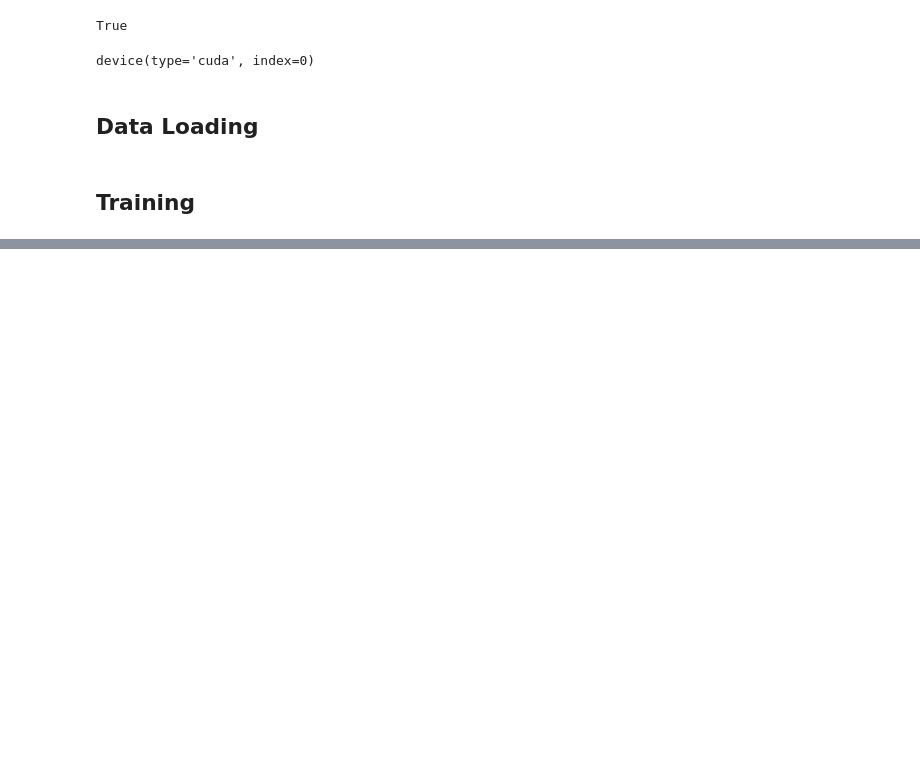
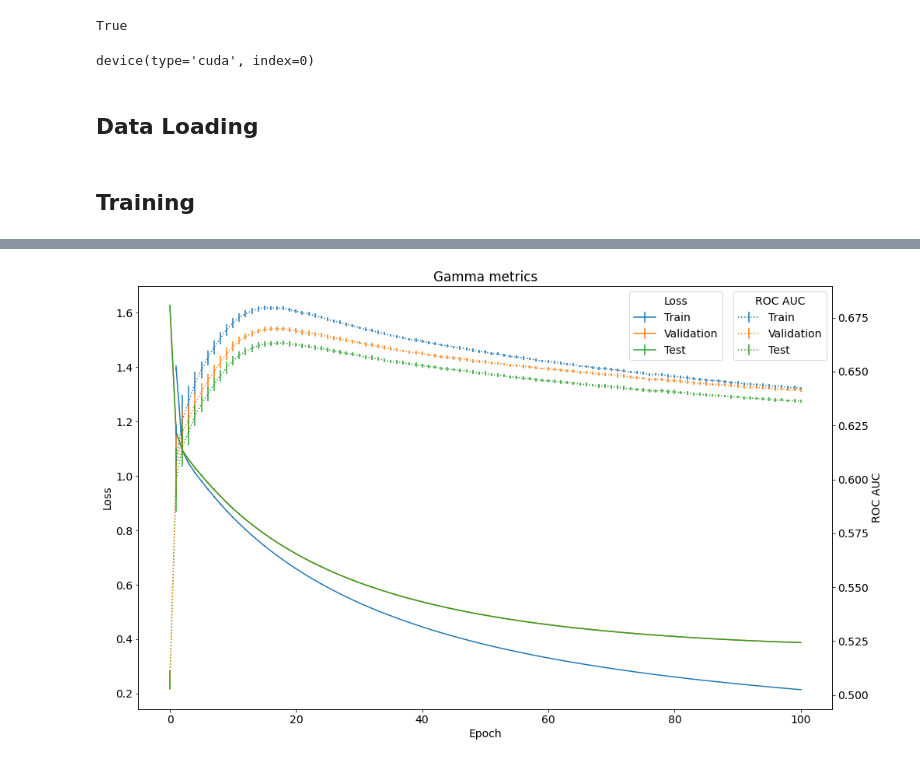
Before and after one commit to caiolmart/node-concordance, a Jupyter notebook: notebooks/gamma_function/01-1-graph_sage_gamma_function.ipynb, the cells around one changed output, grey strips where cells are left out. Drawn from its saved outputs; the diff is of its cells as text; code cells hidden in the pictures; blank space fills up the shorter version.

```diff
--- a/notebooks/gamma_function/01-1-graph_sage_gamma_function.ipynb
+++ b/notebooks/gamma_function/01-1-graph_sage_gamma_function.ipynb
@@ -127,0 +85,4 @@ Epoch: 0100, Train Loss: 0.2146, Valid loss: 0.3892, Test loss: 0.3855, Train AU
+# %%
+metrics = gamma.read_metrics()
+print(metrics.shape)
+metrics.head()
@@ -127,0 +99,3 @@ Epoch: 0100, Train Loss: 0.2146, Valid loss: 0.3892, Test loss: 0.3855, Train AU
+# %%
+metrics_cols = metrics.columns[2:]
+metrics_cols
@@ -127,0 +106,13 @@ Epoch: 0100, Train Loss: 0.2146, Valid loss: 0.3892, Test loss: 0.3855, Train AU
+# %%
+metrics['loss_train'] = metrics\
+    .replace('None', np.nan)\
+    ['loss_train']\
+    .astype(float)
+# %%
+epoch_metrics = metrics\
+    .fillna(-1)\
+    .groupby('epoch')\
+    [metrics_cols]\
+    .agg(['mean', 'std'])
+epoch_metrics.columns = [f'{x[0]}_{x[1]}' for x in epoch_metrics.columns]
+epoch_metrics.head()
@@ -127,0 +137,60 @@ Epoch: 0100, Train Loss: 0.2146, Valid loss: 0.3892, Test loss: 0.3855, Train AU
+# %%
+plt.rcParams['font.size'] = '14'
+fig, ax1 = plt.subplots(1, 1, figsize=(16, 10))
+
+ax1.set_title('Gamma metrics')
+
+ax1.errorbar(
+    epoch_metrics.index[1:],
+    epoch_metrics['loss_train_mean'][1:],
+    yerr=epoch_metrics['loss_train_std'][1:],
+    ls='-',
+    label='Train')
+
+ax1.errorbar(
+    epoch_metrics.index,
+    epoch_metrics['loss_val_mean'],
+    yerr=epoch_metrics['loss_val_std'],
+    ls='-',
+    label='Validation')
+
+ax1.errorbar(
+    epoch_metrics.index,
+    epoch_metrics['loss_test_mean'],
+    yerr=epoch_metrics['loss_test_std'],
+    ls='-',
+    label='Test')
+
+ax1.legend(loc='upper right', title='Loss', bbox_to_anchor=[0.85, 1])
+ax1.set_ylabel('Loss')
+ax1.set_xlabel('Epoch')
+
+ax2 = ax1.twinx()
+
+ax2.errorbar(
+    epoch_metrics.index[1:],
+    epoch_metrics['auc_train_mean'][1:],
+    yerr=epoch_metrics['auc_train_std'][1:],
+    ls=':',
+    label='Train')
+
+ax2.errorbar(
+    epoch_metrics.index,
+    epoch_metrics['auc_val_mean'],
+    yerr=epoch_metrics['auc_val_std'],
+    ls=':',
+    label='Validation')
+
+ax2.errorbar(
+    epoch_metrics.index,
+    epoch_metrics['auc_test_mean'],
+    yerr=epoch_metrics['auc_test_std'],
+    ls=':',
+    label='Test')
+
+ax2.legend(loc='upper right', title='ROC AUC', bbox_to_anchor=[1, 1])
+ax2.set_ylabel('ROC AUC')
+
+plt.savefig('reports/images/gamma_training_metrics.svg')
+# %% [output]
+[figure, added]
```
Also changed, not shown: parts of 10 cells of this notebook.
